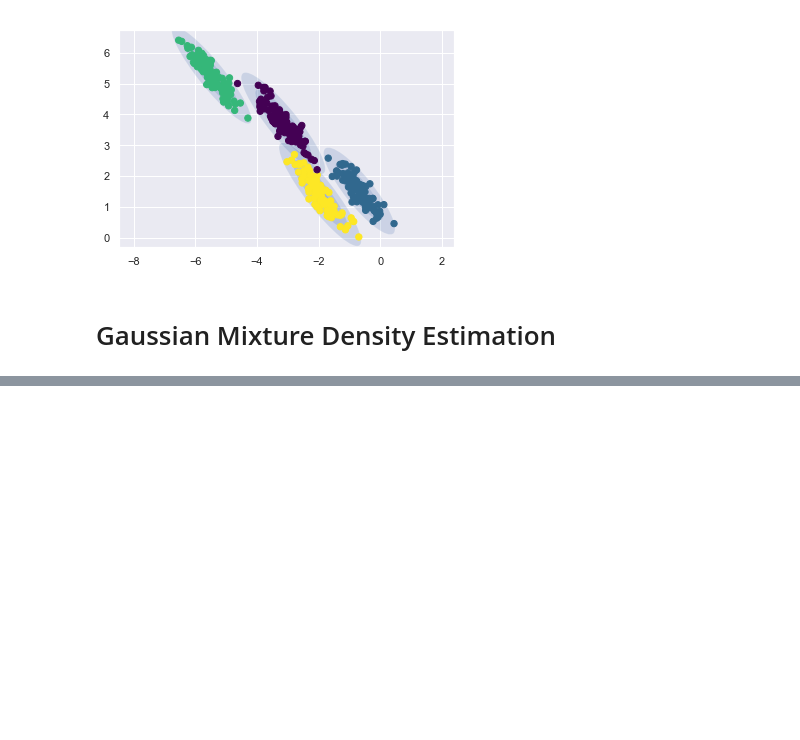
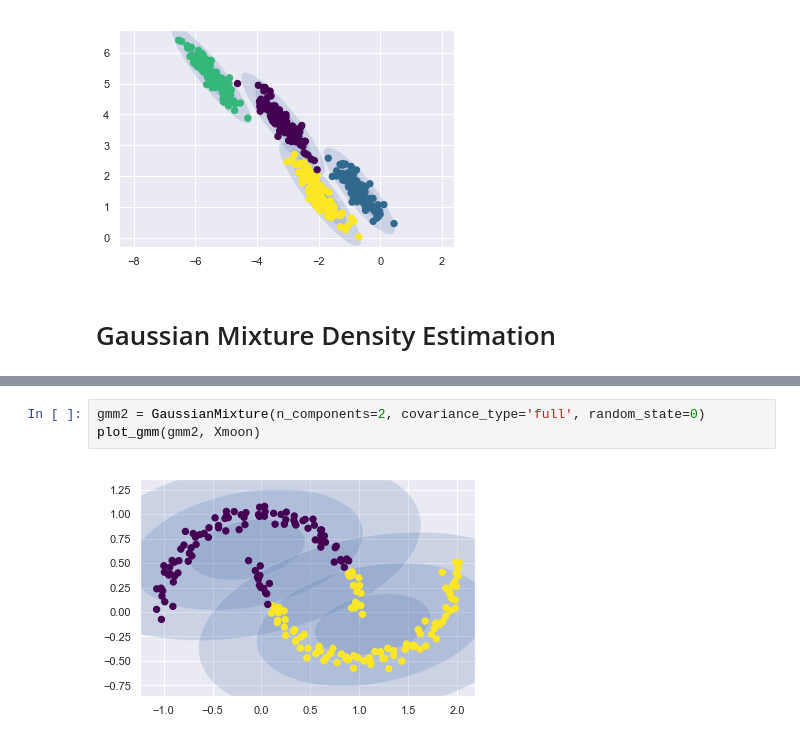
Before and after one commit to Data-drone/coding_practice, a Jupyter notebook: data_science/Gaussian Mixture Models.ipynb, the cells around one changed output, grey strips where cells are left out. Saved outputs shown, nothing was run; the diff lists cells and outputs as text; blank space fills up the shorter version.

Commit message:
Update data_science/Gaussian Mixture Models.ipynb
added Gaussian Mixture Fitting

```diff
--- a/data_science/Gaussian Mixture Models.ipynb
+++ b/data_science/Gaussian Mixture Models.ipynb
@@ -122,0 +129,5 @@ plot_gmm(gmm, X_stretched)
+# %%
+gmm2 = GaussianMixture(n_components=2, covariance_type='full', random_state=0)
+plot_gmm(gmm2, Xmoon)
+# %% [output]
+[figure, added]
```
Also changed, not shown: parts of 4 cells of this notebook.
